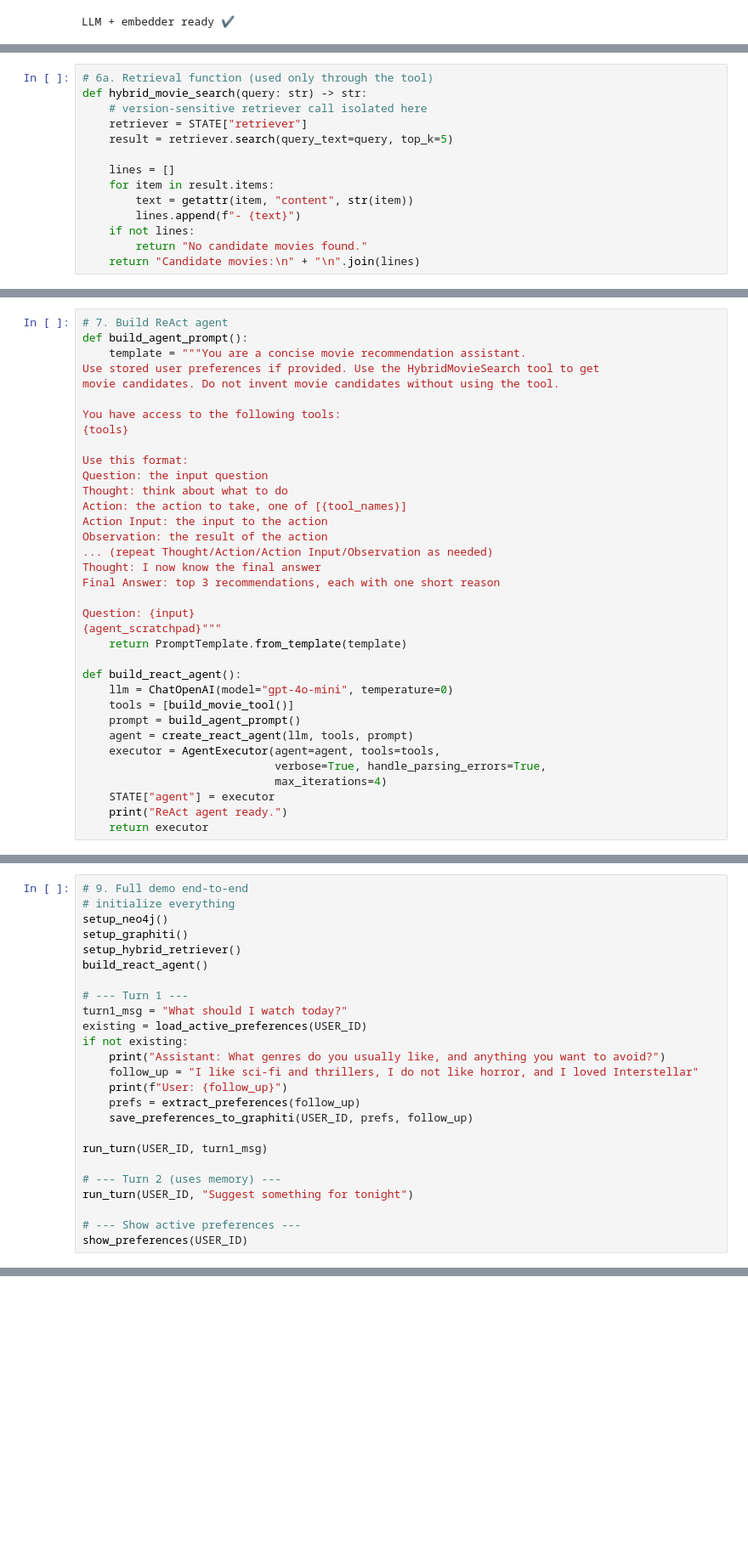
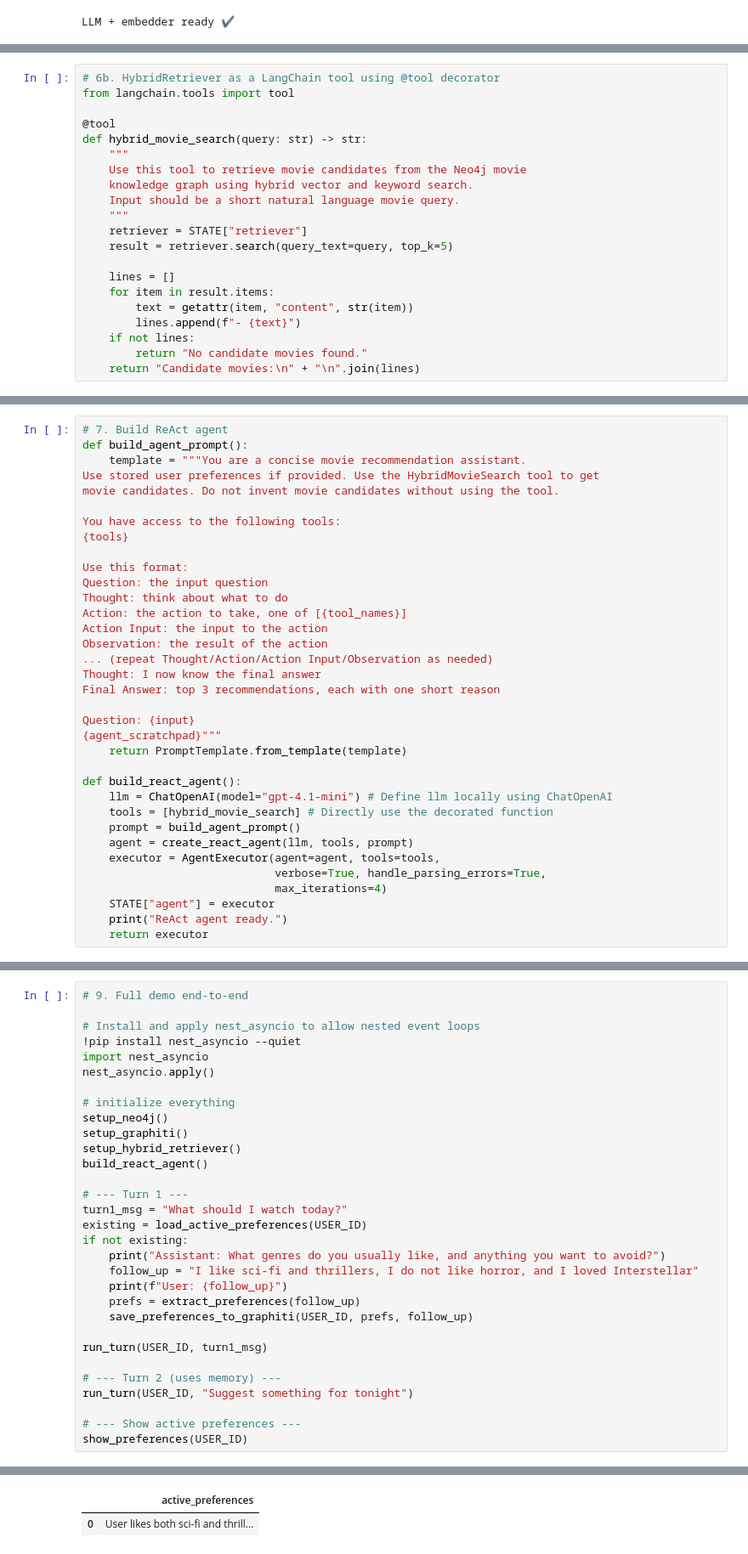
Before and after one commit to genaiconference/Agentic_KAG_Workshop_DHS_2026, a Jupyter notebook: 05_movie_recommendation_assistant.ipynb, the cells around one changed output, grey strips where cells are left out. Shown at 85% size. Cells and saved outputs as stored; diff of their text form; blank space fills up the shorter version.

```diff
--- a/05_movie_recommendation_assistant.ipynb
+++ b/05_movie_recommendation_assistant.ipynb
@@ -281,9 +337,16 @@ def setup_hybrid_retriever():
     print("HybridRetriever ready.")
     return retriever
 # %%
-# 6a. Retrieval function (used only through the tool)
+# 6b. HybridRetriever as a LangChain tool using @tool decorator
+from langchain.tools import tool
+
+@tool
 def hybrid_movie_search(query: str) -> str:
-    # version-sensitive retriever call isolated here
+    """
+    Use this tool to retrieve movie candidates from the Neo4j movie
+    knowledge graph using hybrid vector and keyword search.
+    Input should be a short natural language movie query.
+    """
     retriever = STATE["retriever"]
     result = retriever.search(query_text=query, top_k=5)
 
@@ -420,8 +471,8 @@ Question: {input}
     return PromptTemplate.from_template(template)
 
 def build_react_agent():
-    llm = ChatOpenAI(model="gpt-4o-mini", temperature=0)
-    tools = [build_movie_tool()]
+    llm = ChatOpenAI(model="gpt-4.1-mini") # Define llm locally using ChatOpenAI
+    tools = [hybrid_movie_search] # Directly use the decorated function
     prompt = build_agent_prompt()
     agent = create_react_agent(llm, tools, prompt)
     executor = AgentExecutor(agent=agent, tools=tools,
@@ -480,6 +531,12 @@ def converse(user_id: str, user_message: str, ask_fn=input):
     return run_turn(user_id, user_message)
 # %%
 # 9. Full demo end-to-end
+
+# Install and apply nest_asyncio to allow nested event loops
+!pip install nest_asyncio --quiet
+import nest_asyncio
+nest_asyncio.apply()
+
 # initialize everything
 setup_neo4j()
 setup_graphiti()
@@ -503,3 +560,4 @@ run_turn(USER_ID, "Suggest something for tonight")
 
 # --- Show active preferences ---
 show_preferences(USER_ID)
+# %% [output]
@@ -506,3 +601,5 @@ show_preferences(USER_ID)
+|  | active_preferences |
+| 0 | User likes both sci-fi and thrill... |
 # %%
 # 10. Interactive chat window (ipywidgets)
 import ipywidgets as widgets
```
Also changed, not shown: parts of 11 cells of this notebook.
